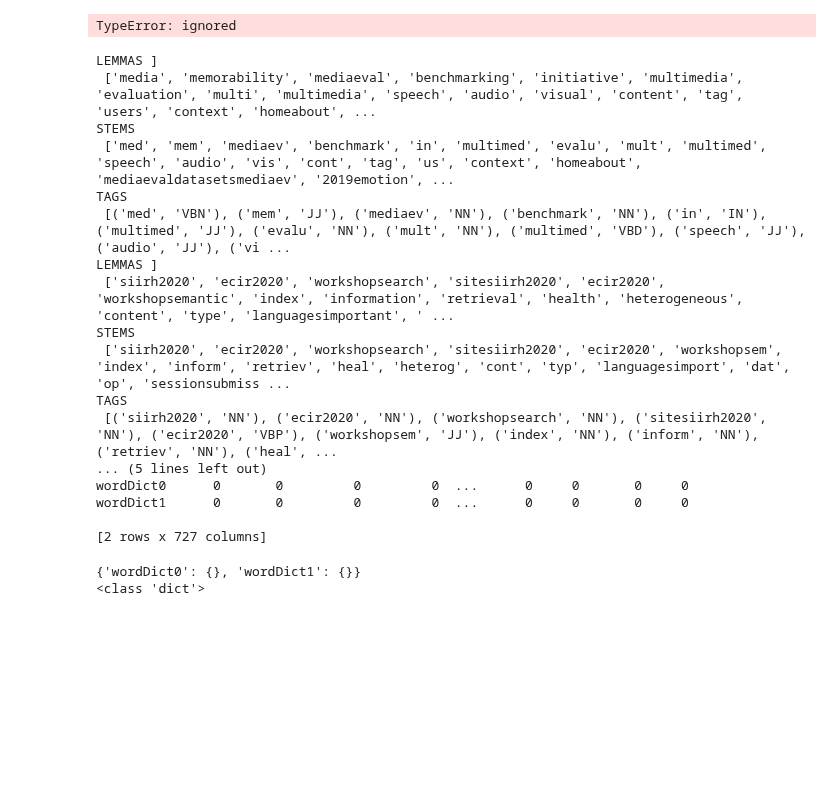
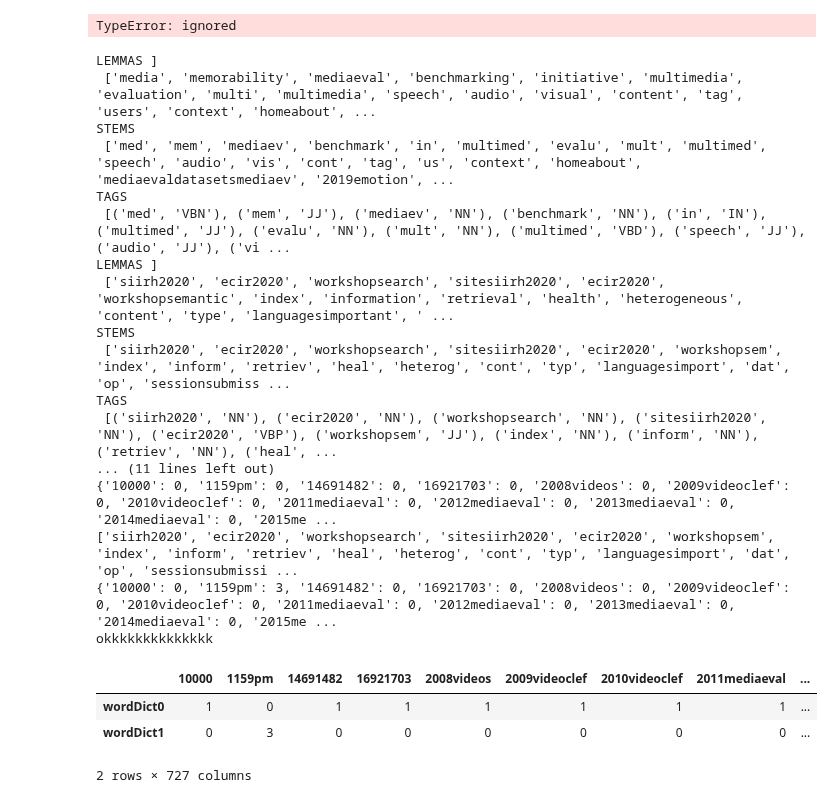
Before and after one commit to GurkiratSarna/Information-Retrieval, a Jupyter notebook: Assigment_1_1900690.ipynb, the cells around one changed output. Cells and saved outputs as stored; diff of their text form; code cells hidden in the pictures; blank space fills up the shorter version.

```diff
--- a/Assigment_1_1900690.ipynb
+++ b/Assigment_1_1900690.ipynb
@@ -394,49 +394,78 @@ for i in range(len(stem_list)):
   set_of_words=set(set_of_words).union(set(stem_list[i]))
 set_of_words=sorted(set_of_words)
 print(set_of_words)
+print(type(set_of_words))
 #---------------------------
 d={}
 for x in range(len(stem_list)):
         d["wordDict{0}".format(x)]={}
-
+print("created dictionary d")
+print(d)
+#----------------------------
 #create a dictionary for the word of set so it is easy to calculate the occurrences
 for key in d.keys():
   d[key]=dict.fromkeys(set_of_words,0)
 
 print(d)
+print("--"*20)
+
+#for val,i in d.values(),range(len(stem_list)):
+#  val=word_count(val,stem_list[i])
+#print(d)
+ok={}
+stem_list_index=0
+for dval in d.values():
+  #for dvalval in dval.values():
+  print(dval)
+  print(stem_list[stem_list_index])
+  ok=word_count(dval,stem_list[stem_list_index])
+  print(ok)
+  stem_list_index +=1
+
+
+print("okkkkkkkkkkkkkk")
+#cdsvffdsvsd
+#set_of_words_index=0
+#for dval in d.values():
+  #print(dval)
+#  for key in dval.keys():
+    #print(key)
+#    if key in set_of_words[set_of_words_index]:
+      #print(str(key),value[key])
+#      dval[key] = dval[key] + 1
+#  set_of_words_index+=1
+
+#print(d)
 
 test=pd.DataFrame(d)
 test=test.transpose()
 
 #wordDictA = dict.fromkeys(set_of_words, 0)
 #wordDictB = dict.fromkeys(set_of_words, 0)
-print(test)
+display(test)
 #print(wordDictA)
 #print(wordDictB)
 #print(wordDictA==wordDictB)
 # %% [output]
 LEMMAS ]
  ['media', 'memorability', 'mediaeval', 'benchmarking', 'initiative', 'multimedia', 'evaluation', 'multi', 'multimedia', 'speech', 'audio', 'visual', 'content', 'tag', 'users', 'context', 'homeabout', ...
 STEMS
  ['med', 'mem', 'mediaev', 'benchmark', 'in', 'multimed', 'evalu', 'mult', 'multimed', 'speech', 'audio', 'vis', 'cont', 'tag', 'us', 'context', 'homeabout', 'mediaevaldatasetsmediaev', '2019emotion', ...
 TAGS
  [('med', 'VBN'), ('mem', 'JJ'), ('mediaev', 'NN'), ('benchmark', 'NN'), ('in', 'IN'), ('multimed', 'JJ'), ('evalu', 'NN'), ('mult', 'NN'), ('multimed', 'VBD'), ('speech', 'JJ'), ('audio', 'JJ'), ('vi ...
 LEMMAS ]
  ['siirh2020', 'ecir2020', 'workshopsearch', 'sitesiirh2020', 'ecir2020', 'workshopsemantic', 'index', 'information', 'retrieval', 'health', 'heterogeneous', 'content', 'type', 'languagesimportant', ' ...
 STEMS
  ['siirh2020', 'ecir2020', 'workshopsearch', 'sitesiirh2020', 'ecir2020', 'workshopsem', 'index', 'inform', 'retriev', 'heal', 'heterog', 'cont', 'typ', 'languagesimport', 'dat', 'op', 'sessionsubmiss ...
 TAGS
  [('siirh2020', 'NN'), ('ecir2020', 'NN'), ('workshopsearch', 'NN'), ('sitesiirh2020', 'NN'), ('ecir2020', 'VBP'), ('workshopsem', 'JJ'), ('index', 'NN'), ('inform', 'NN'), ('retriev', 'NN'), ('heal', ...
-... (5 lines left out)
-wordDict0      0       0         0         0  ...      0     0       0     0
-wordDict1      0       0         0         0  ...      0     0       0     0
-
-[2 rows x 727 columns]
+... (11 lines left out)
+{'10000': 0, '1159pm': 0, '14691482': 0, '16921703': 0, '2008videos': 0, '2009videoclef': 0, '2010videoclef': 0, '2011mediaeval': 0, '2012mediaeval': 0, '2013mediaeval': 0, '2014mediaeval': 0, '2015me ...
+['siirh2020', 'ecir2020', 'workshopsearch', 'sitesiirh2020', 'ecir2020', 'workshopsem', 'index', 'inform', 'retriev', 'heal', 'heterog', 'cont', 'typ', 'languagesimport', 'dat', 'op', 'sessionsubmissi ...
+{'10000': 0, '1159pm': 3, '14691482': 0, '16921703': 0, '2008videos': 0, '2009videoclef': 0, '2010videoclef': 0, '2011mediaeval': 0, '2012mediaeval': 0, '2013mediaeval': 0, '2014mediaeval': 0, '2015me ...
+okkkkkkkkkkkkkk
+|  | 10000 | 1159pm | 14691482 | 16921703 | 2008videos | 2009videoclef | 2010videoclef | 2011mediaeval | ... |
+| wordDict0 | 1 | 0 | 1 | 1 | 1 | 1 | 1 | 1 | ... |
+| wordDict1 | 0 | 3 | 0 | 0 | 0 | 0 | 0 | 0 | ... |
+2 rows × 727 columns
-# %%
-
-print(d)
-print(type(d))
-# %% [output]
-{'wordDict0': {}, 'wordDict1': {}}
-<class 'dict'>
 # %%
```
Also changed, not shown: parts of 1 cell of this notebook.
